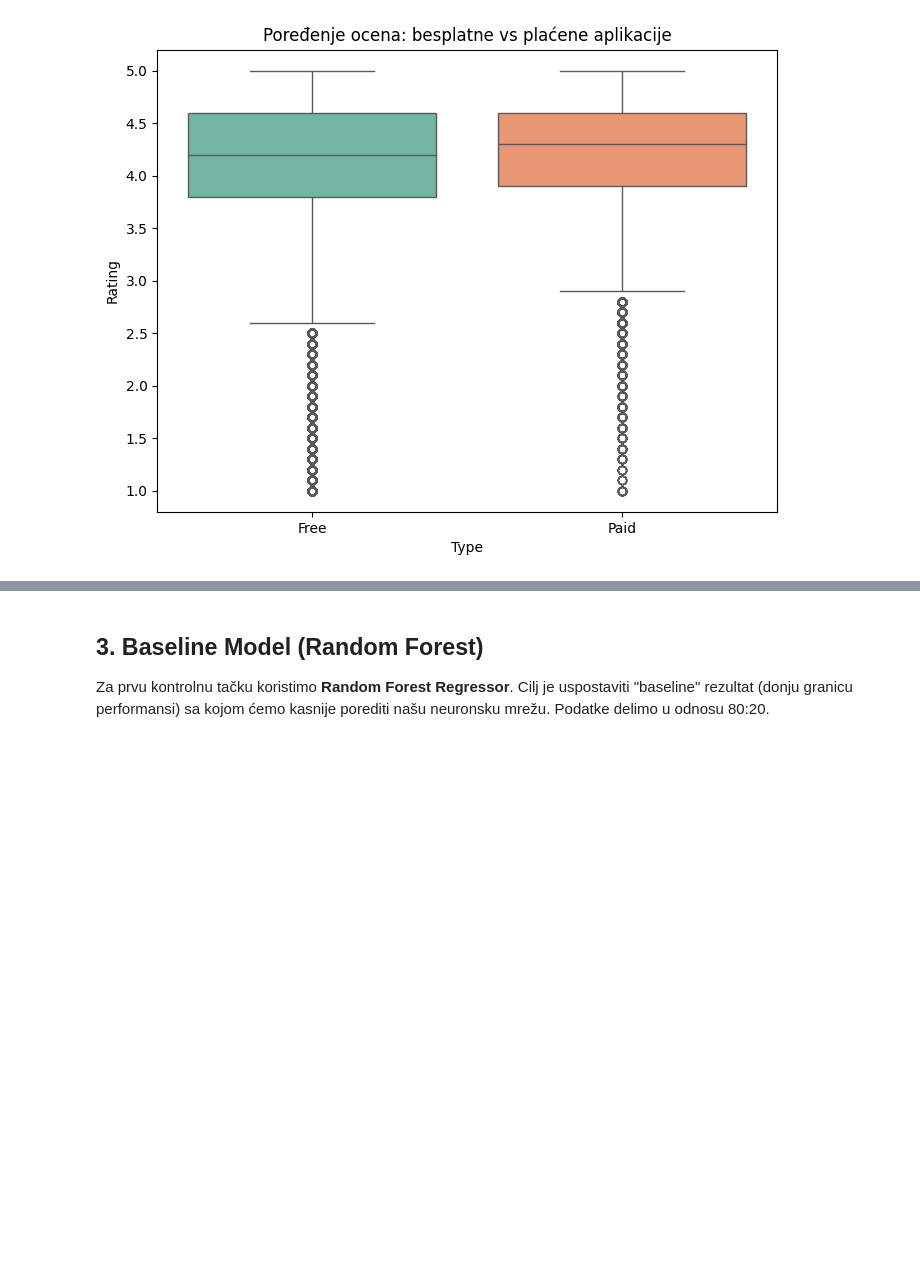
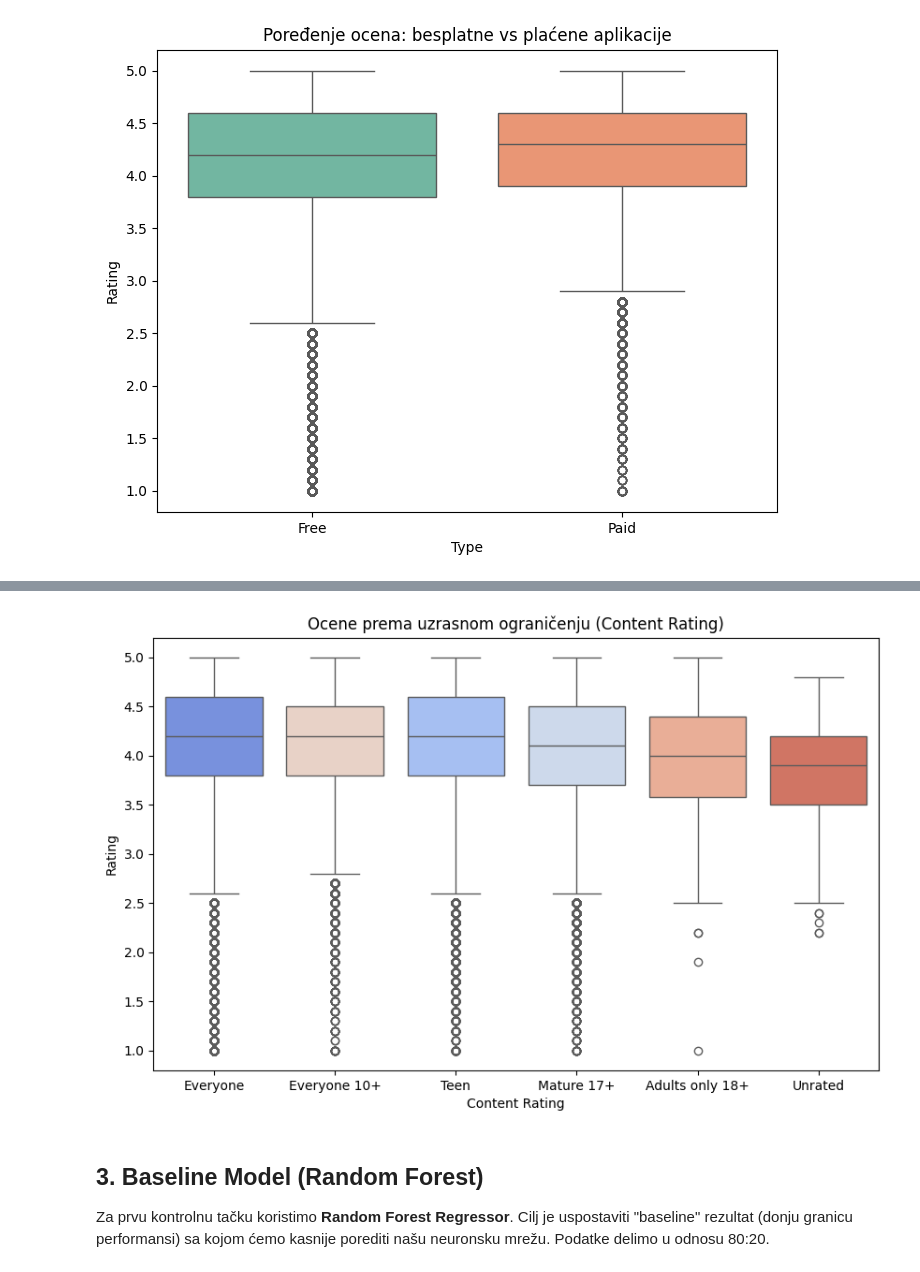
Before and after one commit to LukaSavkov/siap-projekcija-uspesnosti-mobilne-app, a Jupyter notebook: prva_kontrolna_tacka.ipynb, the cells around one changed output, grey strips where cells are left out. Saved outputs shown, nothing was run; the diff lists cells and outputs as text; code cells hidden in the pictures; blank space fills up the shorter version.

```diff
--- a/prva_kontrolna_tacka.ipynb
+++ b/prva_kontrolna_tacka.ipynb
@@ -134,3 +146,12 @@ plt.show()
+# %%
+plt.figure(figsize=(10, 6))
+sorted_content = df.groupby('Content Rating')['Rating'].median().sort_values(ascending=False).index
+
+sns.boxplot(data=df, x='Content Rating', y='Rating', order=sorted_content, palette='coolwarm', hue='Content Rating', legend=False)
+plt.title('Ocene prema uzrasnom ograničenju')
+plt.show()
+# %% [output]
+[figure, added]
 # %% [markdown]
 ## 3. Baseline Model (Random Forest)
 Za prvu kontrolnu tačku koristimo **Random Forest Regressor**. Cilj je uspostaviti "baseline" rezultat (donju granicu performansi) sa kojom ćemo kasnije porediti našu neuronsku mrežu.
```
Also changed, not shown: parts of 3 cells of this notebook.
